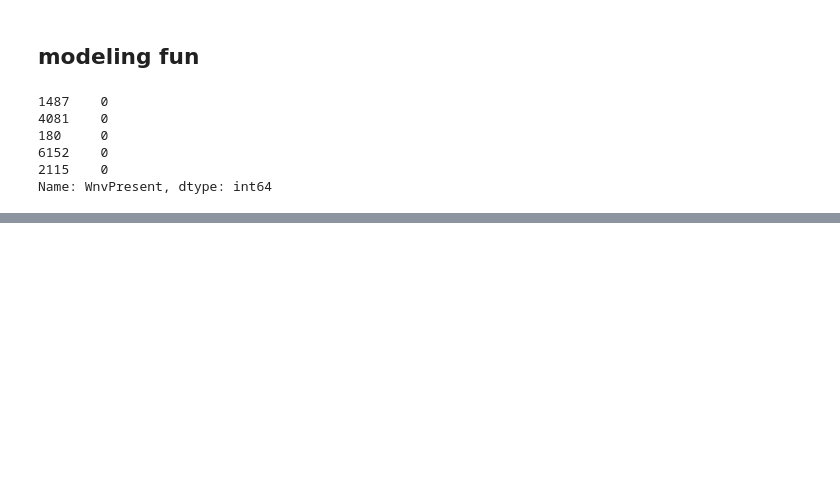
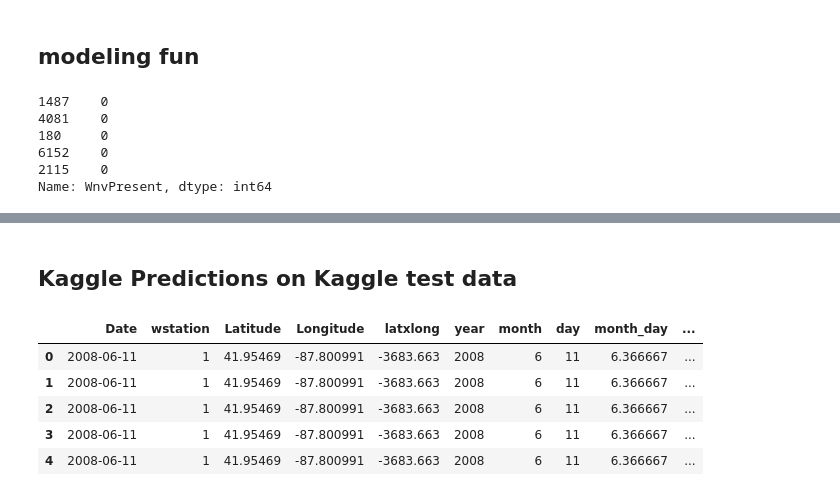
Before and after one commit to rdamehta/West-Nile-Virus-in-Chicago-Geographic-Predictions-and-Supervised-Learning, a Jupyter notebook: src/ravi_measurement_locations.ipynb, the cells around one changed output, grey strips where cells are left out. Saved outputs shown, nothing was run; the diff lists cells and outputs as text; code cells hidden in the pictures; blank space fills up the shorter version.

```diff
--- a/src/ravi_measurement_locations.ipynb
+++ b/src/ravi_measurement_locations.ipynb
@@ -371,0 +367,13 @@ plot_roc(rf)
+# %% [markdown]
+## Kaggle Predictions on Kaggle test data
+# %%
+test_data = pd.read_csv('../input/test.csv')
+# %%
+test_data = clean_data(test_data, test=True)
+# %% [output]
+|  | Date | wstation | Latitude | Longitude | latxlong | year | month | day | month_day | ... |
+| 0 | 2008-06-11 | 1 | 41.95469 | -87.800991 | -3683.663 | 2008 | 6 | 11 | 6.366667 | ... |
+| 1 | 2008-06-11 | 1 | 41.95469 | -87.800991 | -3683.663 | 2008 | 6 | 11 | 6.366667 | ... |
+| 2 | 2008-06-11 | 1 | 41.95469 | -87.800991 | -3683.663 | 2008 | 6 | 11 | 6.366667 | ... |
+| 3 | 2008-06-11 | 1 | 41.95469 | -87.800991 | -3683.663 | 2008 | 6 | 11 | 6.366667 | ... |
+| 4 | 2008-06-11 | 1 | 41.95469 | -87.800991 | -3683.663 | 2008 | 6 | 11 | 6.366667 | ... |
```
Also changed, not shown: parts of 25 cells of this notebook, 1 other file.
